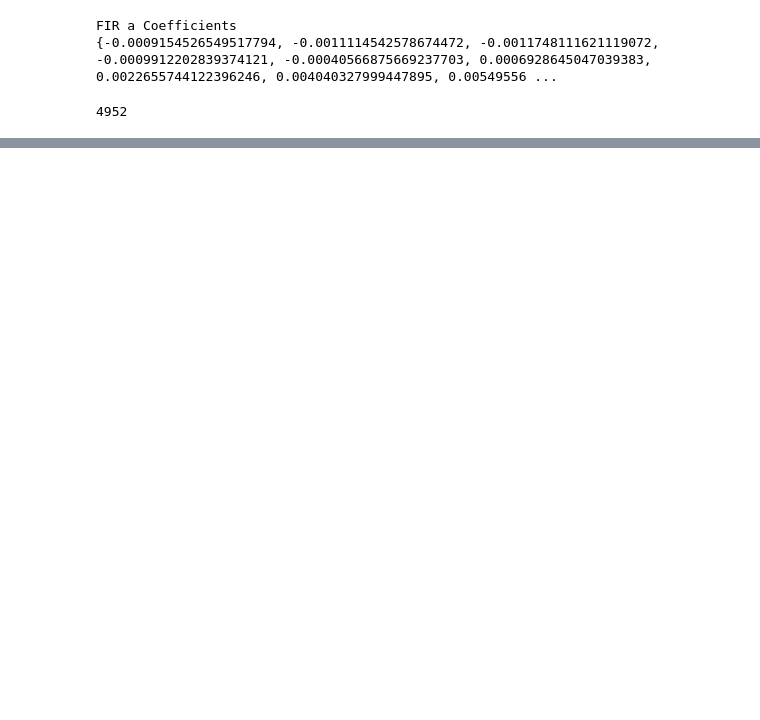
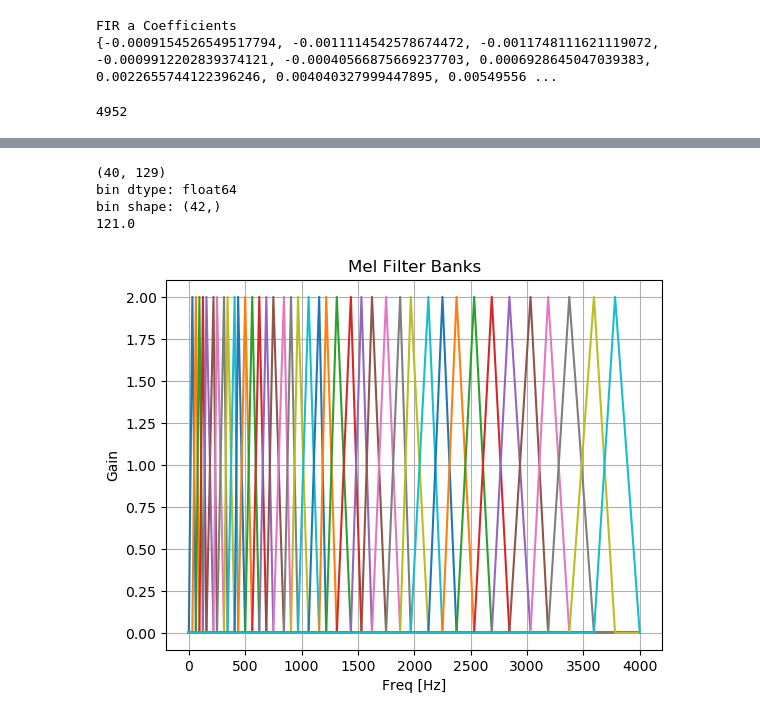
Before and after one commit to jorgejc2/MusicClassification, a Jupyter notebook: milestone1_code.ipynb, the cells around one changed output, grey strips where cells are left out. Cells and saved outputs as stored; diff of their text form; code cells hidden in the pictures; blank space fills up the shorter version.

```diff
--- a/milestone1_code.ipynb
+++ b/milestone1_code.ipynb
@@ -233,0 +297,45 @@ print(len(np.where(ret == 0)[0]))
+# %%
+sample_rate = 8000
+NFFT = nfft # fft size
+nfilt = 40 # number of mel filters
+
+low_freq_mel = 0
+high_freq_mel = (2595 * np.log10(1 + (sample_rate / 2) / 700))  # Convert Hz to Mel
+
+num_bins = nfilt + 2
+mel_step = (high_freq_mel - low_freq_mel) / (num_bins - 1.0)
+bins = np.zeros(num_bins, dtype=np.int32)
+for i in range(num_bins):
+    mel_point = i * mel_step
+    hz_point = 700 * (10**(mel_point/2595) - 1)
+    bins[i]  =int((nfft+1)*hz_point/sample_rate)
+
+fbank = np.zeros((nfilt, int(np.floor(NFFT / 2 + 1))))
+for m in range(1, nfilt + 1):
+    f_m_minus = int(bin[m - 1])   # left
+    f_m = int(bin[m])             # center
+    f_m_plus = int(bin[m + 1])    # right
+
+    for k in range(f_m_minus, f_m):
+        fbank[m - 1, k] = (2*(k - bin[m - 1])) / (bin[m] - bin[m - 1])
+    for k in range(f_m, f_m_plus):
+        fbank[m - 1, k] = (2*(bin[m + 1] - k)) / (bin[m + 1] - bin[m])
+
+print(fbank.shape)
+print("bin dtype: {}".format(bin.dtype))
+print("bin shape: {}".format(bin.shape))
+print(bin[40])
+freq_axis = np.linspace(0,sample_rate/2, int(nfft/2+1))
+plt.figure()
+for i in range(fbank.shape[0]):
+    plt.plot(freq_axis,fbank[i,:])
+plt.xlabel("Freq [Hz]")
+plt.ylabel("Gain")
+plt.title("Mel Filter Banks")
+plt.grid(True)
+# %% [output]
+(40, 129)
+bin dtype: float64
+bin shape: (42,)
+121.0
+[figure, added]
```
Also changed, not shown: parts of 8 cells of this notebook, 38 other files.
